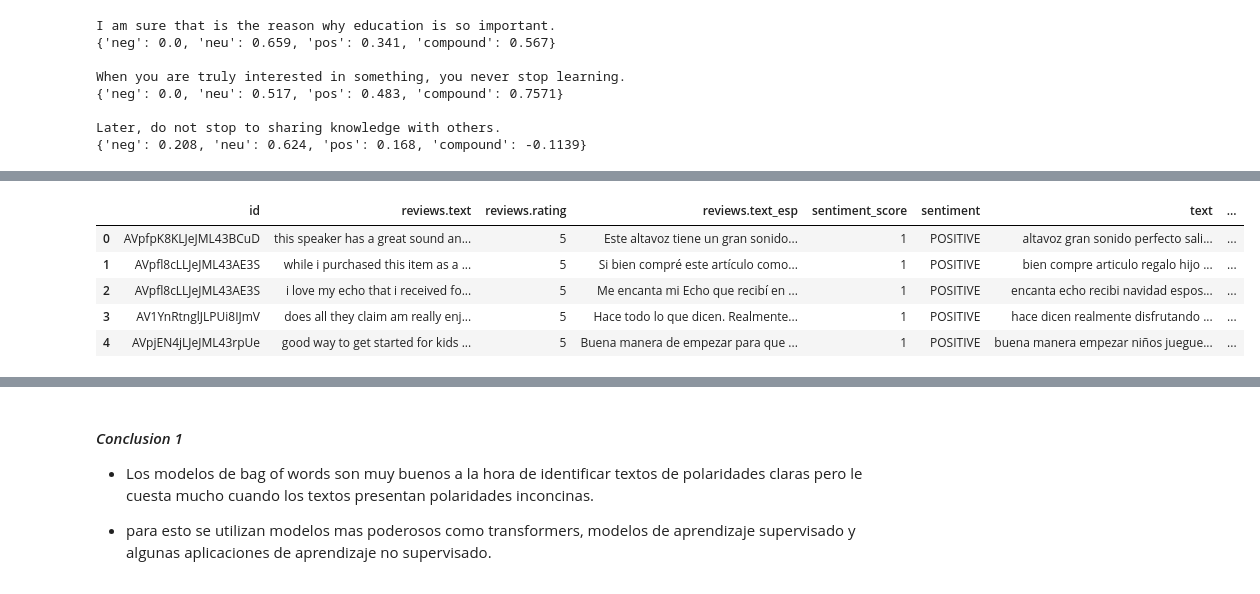
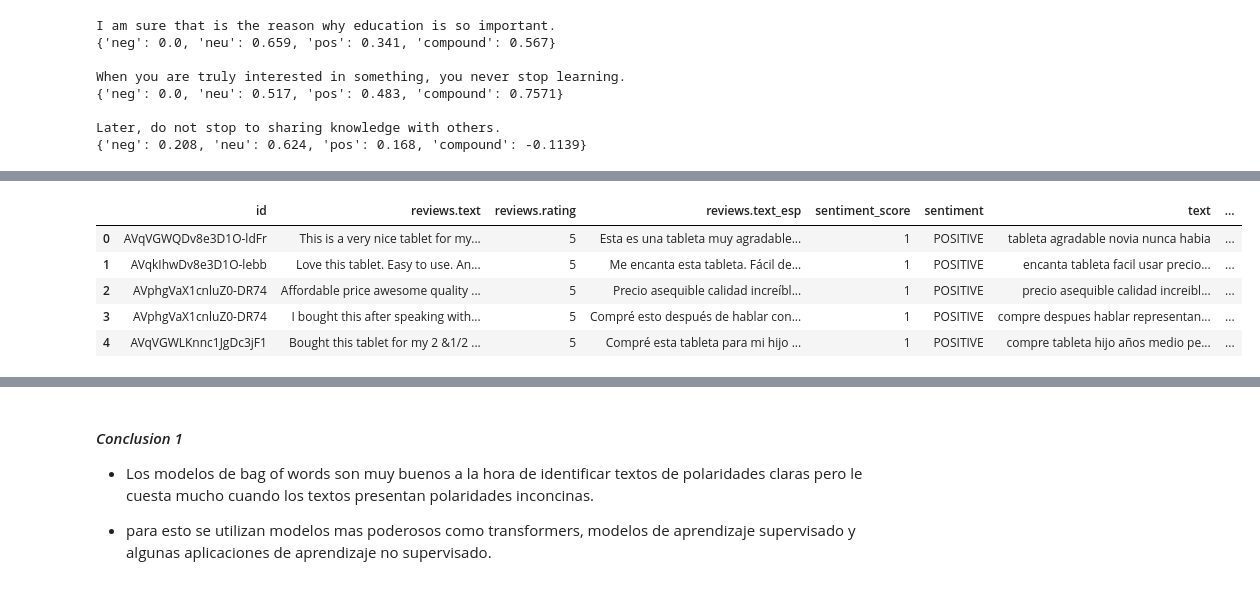
Before and after one commit to crodriguezbay/MLforMkting, a Jupyter notebook: l07_sentiment_analisis_clase_SentimentAnalysis.ipynb, the cells around one changed output, grey strips where cells are left out. Saved outputs shown, nothing was run; the diff lists cells and outputs as text; code cells hidden in the pictures.

```diff
--- a/l07_sentiment_analisis_clase_SentimentAnalysis.ipynb
+++ b/l07_sentiment_analisis_clase_SentimentAnalysis.ipynb
@@ -523,7 +522,7 @@ from sklearn.utils import shuffle
 # %%
 stopwords = nltk.corpus.stopwords.words("english")
 # %%
-stopwords.extend(['five'])
+#stopwords.extend(['five'])
 # %%
 def stopword(string):
     a= [i for i in string.split() if i not in stopwords]
@@ -533,3 +530,5 @@ data2["ComentariosTraducidos"]=data2["ComentariosTraducidos"].apply(stopword)
+# %%
+data["TextTraducido"]=data["TextTraducido"].apply(stopword)
 # %% [markdown]
 ### **Count Vector**
 
@@ -581,4 +580,4 @@ def stem_sentences(sentence):
     stemmed_tokens = [porter_stemmer.stem(token) for token in tokens]
     return ' '.join(stemmed_tokens)
 
-data2["reviews.text.ing"] = data2["reviews.text.ing"].apply(stem_sentences)
+data["TextTraducidoStem"] = data["TextTraducido"].apply(stem_sentences)
@@ -764,10 +763,10 @@ def polarity_compound(texto):
     a=list(a.values())
     return(a[3])
 
-data2["neg"]=data2["reviews.text.ing"].apply(polarity_neg)
-data2["neu"]=data2["reviews.text.ing"].apply(polarity_neu)
-data2["pos"]=data2["reviews.text.ing"].apply(polarity_pos)
-data2["compaund"]=data2["reviews.text.ing"].apply(polarity_compound)
+data["neg"]=data["TextTraducido"].apply(polarity_neg)
+data["neu"]=data["TextTraducido"].apply(polarity_neu)
+data["pos"]=data["TextTraducido"].apply(polarity_pos)
+data["compaund"]=data["TextTraducido"].apply(polarity_compound)
 # %%
 # Forma mas eficiente de ralizar el codigo anterior
 """
@@ -788,10 +785,10 @@ data2 = data2.join(data2["reviews.text.ing"].apply(lambda text: get_polarity_sco
 # %%
-data2.head()
+data.head()
 # %% [output]
 |  | id | reviews.text | reviews.rating | reviews.text_esp | sentiment_score | sentiment | text | ... |
-| 0 | AVpfpK8KLJeJML43BCuD | this speaker has a great sound an... | 5 | Este altavoz tiene un gran sonido... | 1 | POSITIVE | altavoz gran sonido perfecto sali... | ... |
-| 1 | AVpfl8cLLJeJML43AE3S | while i purchased this item as a ... | 5 | Si bien compré este artículo como... | 1 | POSITIVE | bien compre articulo regalo hijo ... | ... |
-| 2 | AVpfl8cLLJeJML43AE3S | i love my echo that i received fo... | 5 | Me encanta mi Echo que recibí en ... | 1 | POSITIVE | encanta echo recibi navidad espos... | ... |
-| 3 | AV1YnRtnglJLPUi8IJmV | does all they claim am really enj... | 5 | Hace todo lo que dicen. Realmente... | 1 | POSITIVE | hace dicen realmente disfrutando ... | ... |
-| 4 | AVpjEN4jLJeJML43rpUe | good way to get started for kids ... | 5 | Buena manera de empezar para que ... | 1 | POSITIVE | buena manera empezar niños juegue... | ... |
+| 0 | AVqVGWQDv8e3D1O-ldFr | This is a very nice tablet for my... | 5 | Esta es una tableta muy agradable... | 1 | POSITIVE | tableta agradable novia nunca habia | ... |
+| 1 | AVqkIhwDv8e3D1O-lebb | Love this tablet. Easy to use. An... | 5 | Me encanta esta tableta. Fácil de... | 1 | POSITIVE | encanta tableta facil usar precio... | ... |
+| 2 | AVphgVaX1cnluZ0-DR74 | Affordable price awesome quality ... | 5 | Precio asequible calidad increíbl... | 1 | POSITIVE | precio asequible calidad increibl... | ... |
+| 3 | AVphgVaX1cnluZ0-DR74 | I bought this after speaking with... | 5 | Compré esto después de hablar con... | 1 | POSITIVE | compre despues hablar representan... | ... |
+| 4 | AVqVGWLKnnc1JgDc3jF1 | Bought this tablet for my 2 &1/2 ... | 5 | Compré esta tableta para mi hijo ... | 1 | POSITIVE | compre tableta hijo años medio pe... | ... |
 # %%
```
Also changed, not shown: parts of 36 cells of this notebook.
